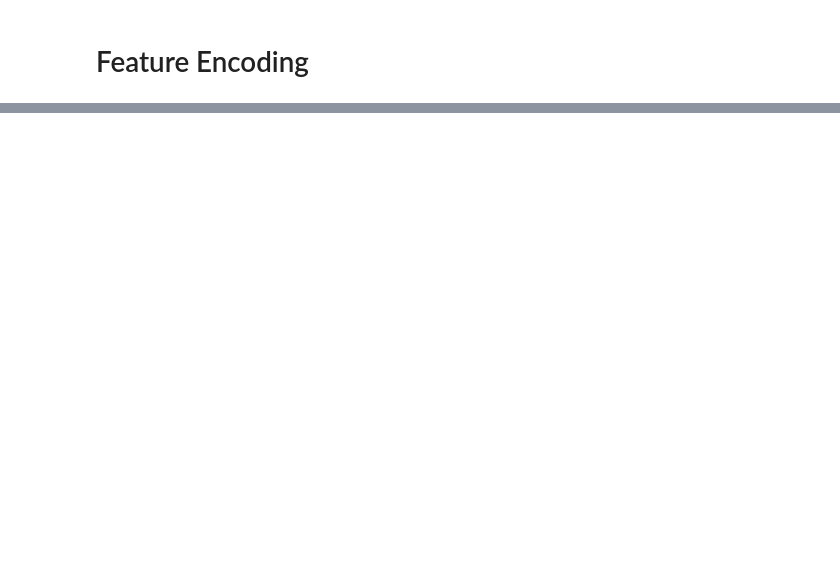
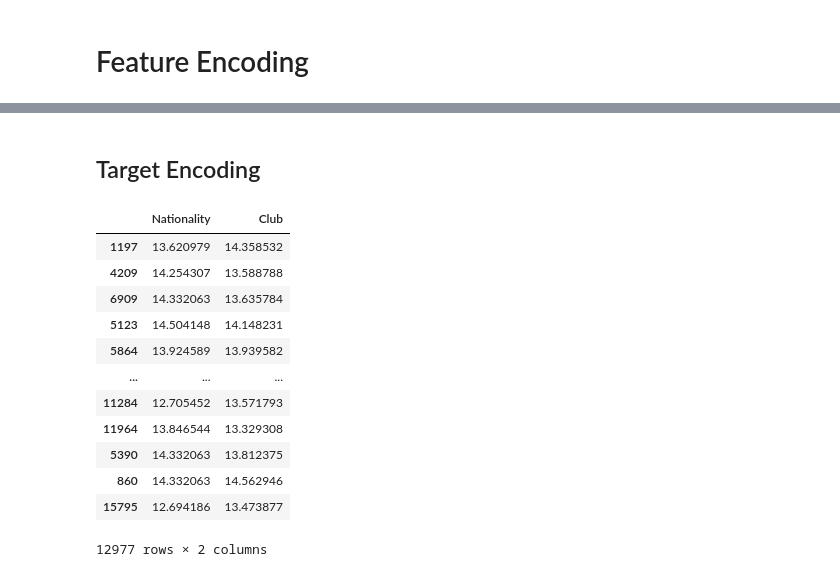
Before and after one commit to burakltnds/fifa23_futbolcu_piyasa_deger_tahmini, a Jupyter notebook: futbolcu_piyasa_deger_tahmini.ipynb, the cells around one changed output, grey strips where cells are left out. Drawn from its saved outputs; the diff is of its cells as text; code cells hidden in the pictures; blank space fills up the shorter version.

```diff
--- a/futbolcu_piyasa_deger_tahmini.ipynb
+++ b/futbolcu_piyasa_deger_tahmini.ipynb
@@ -211,0 +371,2 @@ log transformation
+# %% [markdown]
+## Target Encoding
@@ -211,0 +379,16 @@ log transformation
+# %%
+X_train[target_cols]
+# %% [output]
+|  | Nationality | Club |
+| 1197 | 13.620979 | 14.358532 |
+| 4209 | 14.254307 | 13.588788 |
+| 6909 | 14.332063 | 13.635784 |
+| 5123 | 14.504148 | 14.148231 |
+| 5864 | 13.924589 | 13.939582 |
+| ... | ... | ... |
+| 11284 | 12.705452 | 13.571793 |
+| 11964 | 13.846544 | 13.329308 |
+| 5390 | 14.332063 | 13.812375 |
+| 860 | 14.332063 | 14.562946 |
+| 15795 | 12.694186 | 13.473877 |
+12977 rows × 2 columns
```
Also changed, not shown: parts of 20 cells of this notebook.
